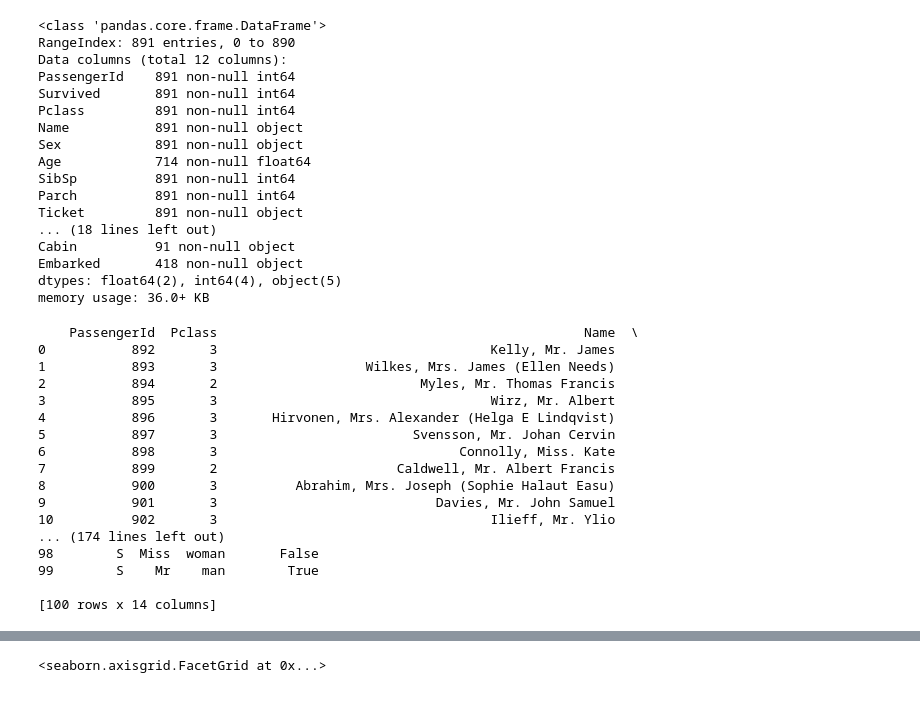
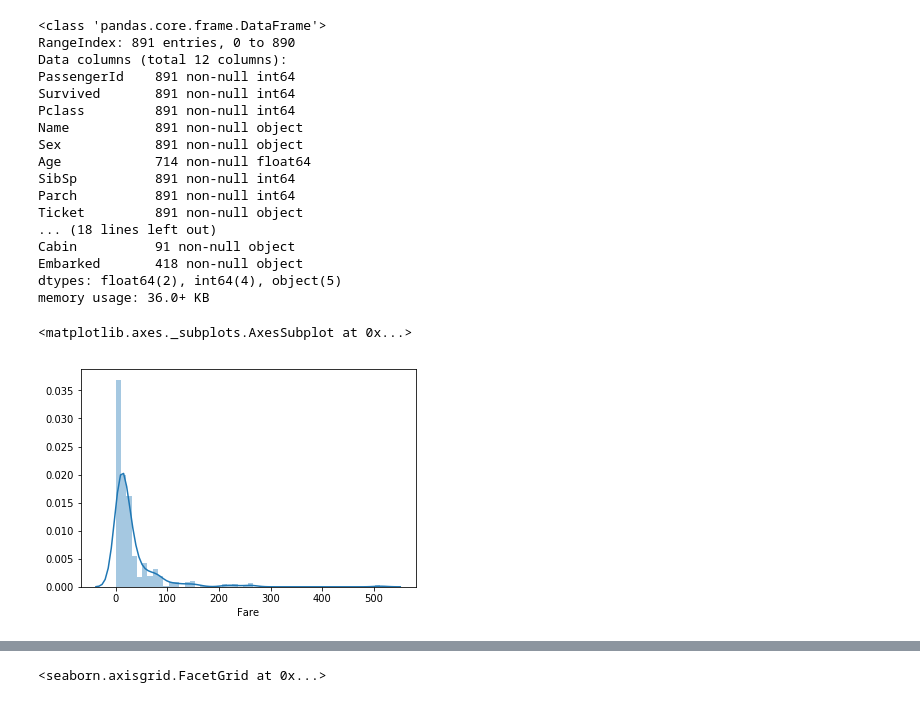
Before and after one commit to wakandan/kaggle, a Jupyter notebook: titanic/process-data-combined.ipynb, the cells around one changed output, grey strips where cells are left out. Saved outputs shown, nothing was run; the diff lists cells and outputs as text; code cells hidden in the pictures.

```diff
--- a/titanic/process-data-combined.ipynb
+++ b/titanic/process-data-combined.ipynb
@@ -53,53 +54,13 @@ Cabin          91 non-null object
 Embarked       418 non-null object
 dtypes: float64(2), int64(4), object(5)
 memory usage: 36.0+ KB
-# %%
-random_state = 42
-train_df = pd.read_csv('train.csv')
-test_df = pd.read_csv('test.csv')
-combine = [train_df, test_df]
-y = train_df['Survived']
-train_df.drop(['Survived'], axis=1, inplace=True)
-test_ids = test_df['PassengerId']
-def woman_child_or_man(passenger):
-    age, sex = passenger
-    if age < 16:
-        return "child"
-    else:
-        return dict(male="man", female="woman")[sex]
-
-for dataset in combine:
-    dataset['Title'] = dataset.Name.str.extract(' ([A-Za-z]+)\.', expand=False)
-    dataset.loc[dataset.Title=='Ms', 'Title'] = 'Miss' # unify the naming
-    dataset['Title'] = dataset['Title'].replace(['Mme', 'Mlle'], 'Mrs') # seem to be the title for old lady
-    dataset.loc[((dataset.Title=='Master') | (dataset.Title.isnull())) & (dataset.Age<15) & (dataset.Sex=='male'), 'Title'] = 'Boy'
-    dataset.loc[((dataset.Title=='Mrs') | dataset.Title.isnull() | (dataset.Title=='Miss') ) & (dataset.Sex=='female') & (dataset.Age<15), 'Title'] = 'Girl'
-    dataset['Title'] = dataset['Title'].replace(['Jonkheer', 'Don', 'Sir', 'Countess', 'Lady', 'Dona'], 'Royalty')
-    dataset['Title'] = dataset['Title'].replace(['Capt', 'Col', 'Major', 'Dr', 'Rev'], 'Officer')
-    dataset['Who'] = dataset[['Age', 'Sex']].apply(woman_child_or_man, axis=1)
-    dataset['Adult_Male'] = dataset['Who'] == 'man'
-#     print(dataset.loc[(dataset.Title=='Mrs') & dataset.Age<10][['Title', 'Name', 'Age']].sort_values('Age'))
-print(dataset.head(100))
-# %% [output]
-    PassengerId  Pclass                                               Name  \
-0           892       3                                   Kelly, Mr. James
-1           893       3                   Wilkes, Mrs. James (Ellen Needs)
-2           894       2                          Myles, Mr. Thomas Francis
-3           895       3                                   Wirz, Mr. Albert
-4           896       3       Hirvonen, Mrs. Alexander (Helga E Lindqvist)
-5           897       3                         Svensson, Mr. Johan Cervin
-6           898       3                               Connolly, Miss. Kate
-7           899       2                       Caldwell, Mr. Albert Francis
-8           900       3          Abrahim, Mrs. Joseph (Sophie Halaut Easu)
-9           901       3                            Davies, Mr. John Samuel
-10          902       3                                   Ilieff, Mr. Ylio
-... (174 lines left out)
-98        S  Miss  woman       False
-99        S    Mr    man        True
-
-[100 rows x 14 columns]
 # %%
 pal = dict(man="#4682B4", woman="#CD5C5C", child="#2E8B57", male="#6495ED", female="#F08080")
+# %%
+sns.distplot(train_df['Fare'])
+# %% [output]
+<matplotlib.axes._subplots.AxesSubplot at 0x...>
+[figure, added]
 # %%
 sns.catplot('Sex', data=train_df, kind='count')
 # %% [output]
```
Also changed, not shown: parts of 21 cells of this notebook.
